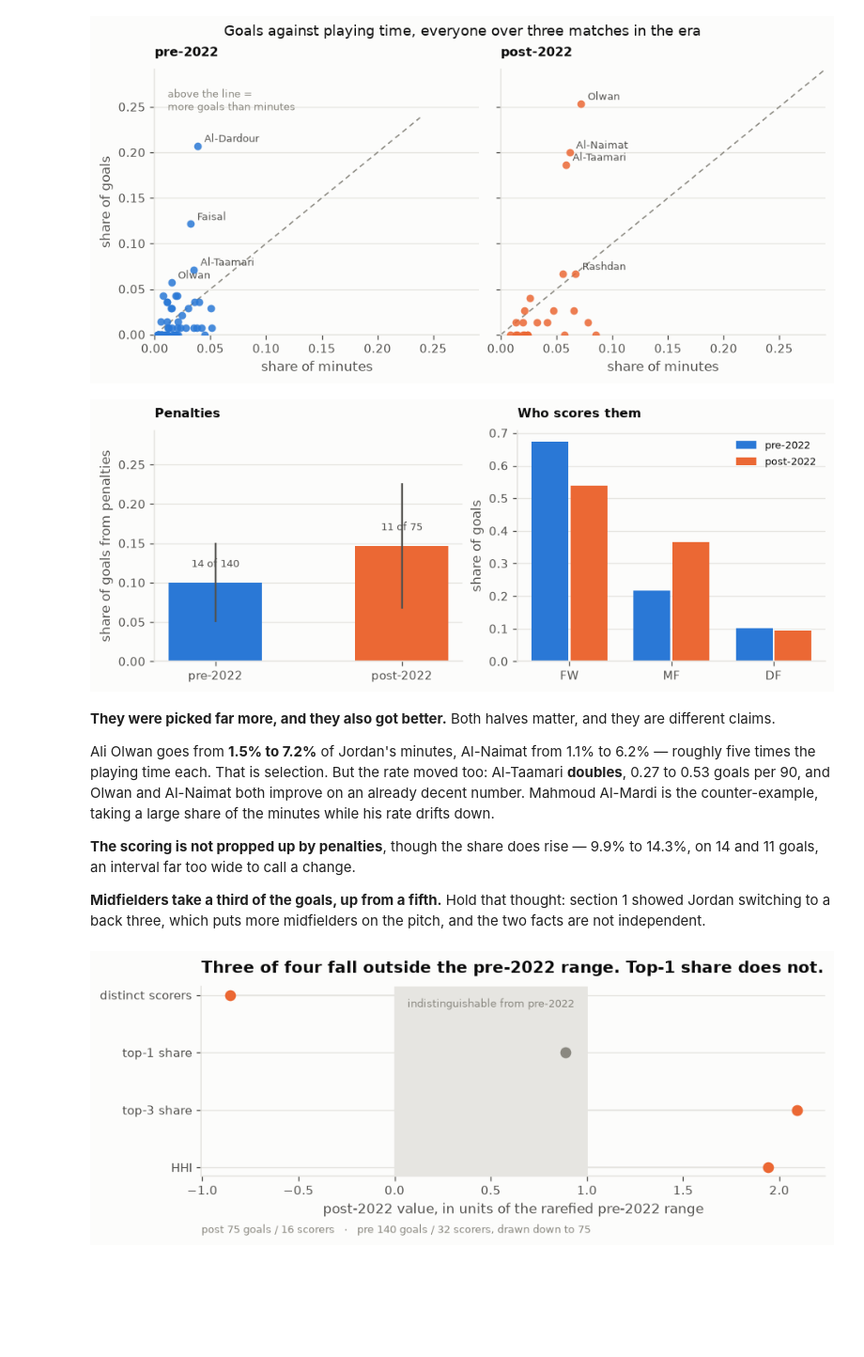
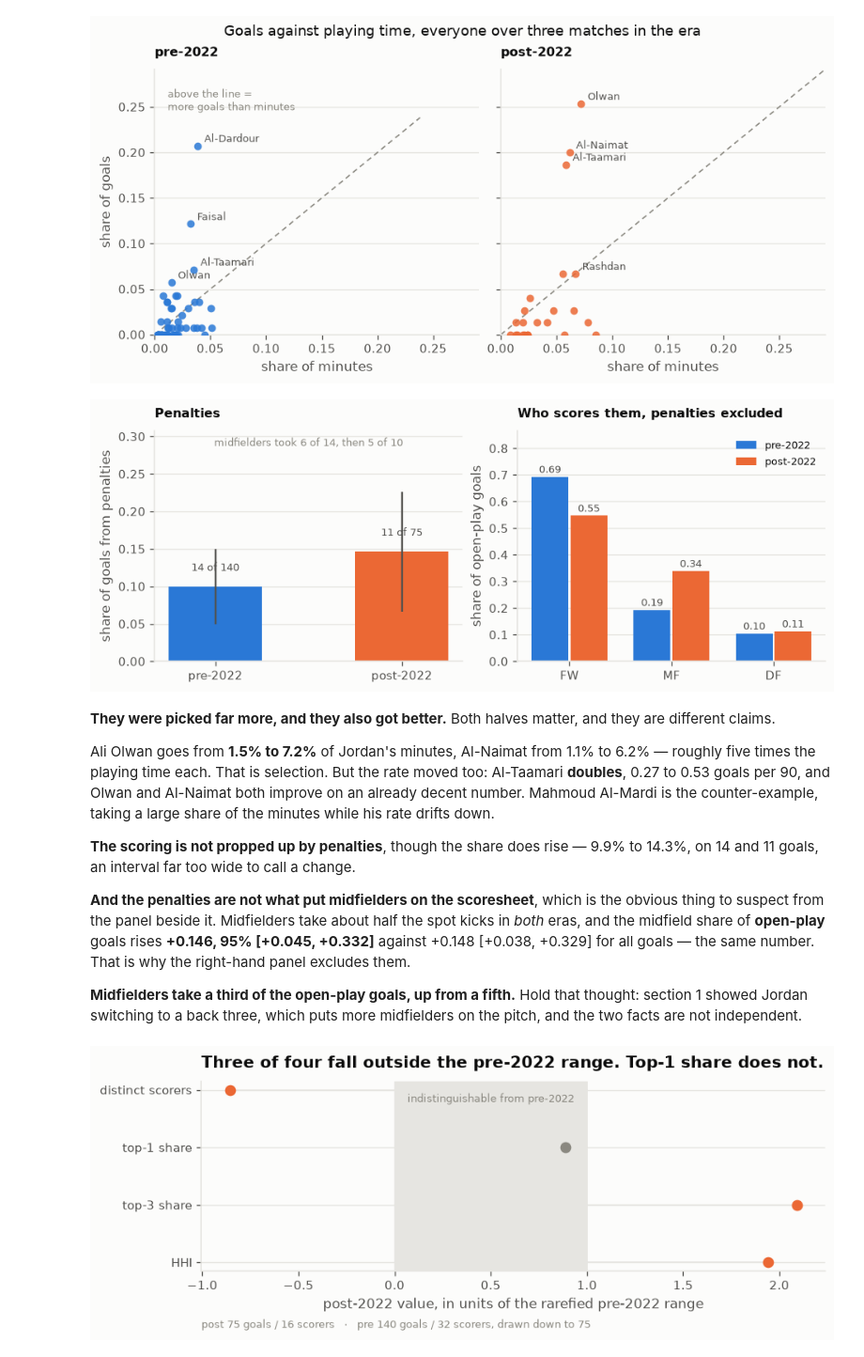
Before and after one commit to mqedan217/jordan-football-strength, a Jupyter notebook: notebooks/03_where_the_goals_came_from.ipynb, the cells around one changed output. Shown at 94% size. Cells and saved outputs as stored; diff of their text form; code cells hidden in the pictures; blank space fills up the shorter version.

```diff
--- a/notebooks/03_where_the_goals_came_from.ipynb
+++ b/notebooks/03_where_the_goals_came_from.ipynb
@@ -775,38 +775,56 @@ fig, axes = plt.subplots(1, 2, figsize=(7.8, 3.0))
 a = axes[0]
 pk = gj.assign(pen=gj.type.eq("penalty_goal")).groupby("era").pen
 share = pk.mean().reindex(["pre", "post"])
 cnt = pk.sum().reindex(["pre", "post"])
 tot = gj.groupby("era").size().reindex(["pre", "post"])
 boot = {e: np.percentile([rng.binomial(int(tot[e]), share[e]) / tot[e]
                           for _ in range(4000)], [2.5, 97.5]) for e in share.index}
 a.bar([0, 1], share.values, width=0.5, color=[viz.BLUE, viz.ORANGE])
 for i, e in enumerate(share.index):
     a.vlines(i, *boot[e], color=viz.INK_2, lw=1.4)
     a.annotate(f"{int(cnt[e])} of {int(tot[e])}", (i, share[e]), xytext=(0, 12),
                ha="center", textcoords="offset points", fontsize=8,
                color=viz.INK_2)
 a.set_xticks([0, 1])
 a.set_xticklabels(["pre-2022", "post-2022"])
-a.set_ylim(0, max(share) * 2.0)
+a.set_ylim(0, max(share) * 2.1)
 a.set_ylabel("share of goals from penalties")
+# who actually takes them, since the obvious suspicion about the panel to the
+# right is that midfielders are simply the penalty takers
+pmf = (gj[gj.type.eq("penalty_goal")].groupby("era")
+       .scorer_position.value_counts().unstack(fill_value=0)
+       .reindex(["pre", "post"]))
 a.set_title("Penalties", fontsize=9.5)
+a.annotate(f"midfielders took {int(pmf.get('MF', pd.Series()).get('pre', 0))} of "
+           f"{int(pmf.loc['pre'].sum())}, then "
+           f"{int(pmf.get('MF', pd.Series()).get('post', 0))} of "
+           f"{int(pmf.loc['post'].sum())}",
+           xy=(0.5, 0.97), xycoords="axes fraction", ha="center", va="top",
+           fontsize=7.5, color=viz.INK_MUTED)
 viz.despine(a)
 
 b = axes[1]
-pos = (pd.crosstab(gj.scorer_position, gj.era, normalize="columns")
+# OPEN PLAY ONLY, so the panel cannot be read as "midfielders take the penalties"
+op = gj[~gj.type.eq("penalty_goal")]
+pos = (pd.crosstab(op.scorer_position, op.era, normalize="columns")
        .reindex(columns=["pre", "post"]).reindex(["FW", "MF", "DF"]).fillna(0))
 x = np.arange(len(pos))
 b.bar(x - 0.19, pos.pre, width=0.36, color=viz.BLUE, label="pre-2022")
 b.bar(x + 0.19, pos.post, width=0.36, color=viz.ORANGE, label="post-2022")
+for off, col in ((-0.19, "pre"), (0.19, "post")):
+    for xi_, v in zip(x + off, pos[col]):
+        b.annotate(f"{v:.2f}", (xi_, v), xytext=(0, 3), ha="center",
+                   textcoords="offset points", fontsize=7.5, color=viz.INK_2)
 b.set_xticks(x)
 b.set_xticklabels(pos.index)
-b.set_ylabel("share of goals")
-b.set_title("Who scores them", fontsize=9.5)
+b.set_ylim(0, pos.values.max() * 1.25)
+b.set_ylabel("share of open-play goals")
+b.set_title("Who scores them, penalties excluded", fontsize=9.5)
 b.legend(fontsize=8)
 viz.despine(b)
 plt.show()
 # %% [output]
-[figure, old version]
+[figure, new version]
 # %% [markdown]
 **They were picked far more, and they also got better.** Both halves matter, and
 they are different claims.
@@ -820,9 +838,15 @@ counter-example, taking a large share of the minutes while his rate drifts down.
 **The scoring is not propped up by penalties**, though the share does rise —
 9.9% to 14.3%, on 14 and 11 goals, an interval far too wide to call a change.
 
-**Midfielders take a third of the goals, up from a fifth.** Hold that thought:
-section 1 showed Jordan switching to a back three, which puts more midfielders on
-the pitch, and the two facts are not independent.
+**And the penalties are not what put midfielders on the scoresheet**, which is
+the obvious thing to suspect from the panel beside it. Midfielders take about
+half the spot kicks in *both* eras, and the midfield share of **open-play** goals
+rises **+0.146, 95% [+0.045, +0.332]** against +0.148 [+0.038, +0.329] for all
+goals — the same number. That is why the right-hand panel excludes them.
+
+**Midfielders take a third of the open-play goals, up from a fifth.** Hold that
+thought: section 1 showed Jordan switching to a back three, which puts more
+midfielders on the pitch, and the two facts are not independent.
 # %%
 pre_s = gj[gj.era == "pre"].scorer_player_id
 post_s = gj[gj.era == "post"].scorer_player_id
```
Also changed, not shown: 1 other file.
